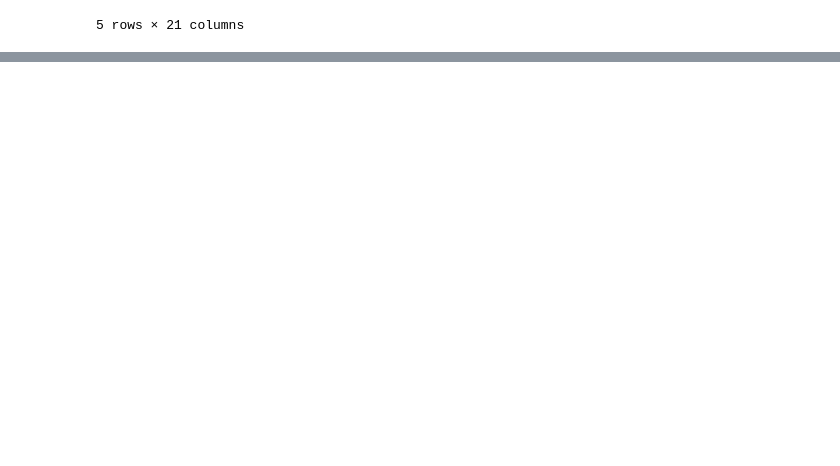
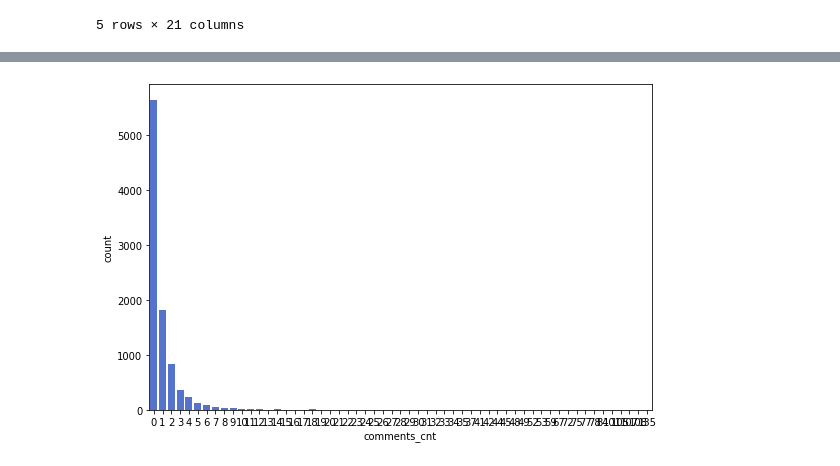
Before and after one commit to TayJen/hackathon_algu2022, a Jupyter notebook: H_ALGU_2022_Research.ipynb, the cells around one changed output, grey strips where cells are left out. Drawn from its saved outputs; the diff is of its cells as text; code cells hidden in the pictures; blank space fills up the shorter version.

Commit message:
some visualizations

```diff
--- a/H_ALGU_2022_Research.ipynb
+++ b/H_ALGU_2022_Research.ipynb
@@ -1166,0 +1190,3 @@ df.drop(['assignee_id', 'id_y'], axis=1, inplace=True)
+# %%
+df = pd.merge(df, df_coms_counts, left_on="id", right_on="issue_id", how='left')
+df.head()
@@ -1166,0 +1201,3 @@ df.drop(['assignee_id', 'id_y'], axis=1, inplace=True)
+# %%
+df.drop(['id', 'issue_id'], axis=1, inplace=True)
+df.head()
@@ -1166,0 +1211,4 @@ df.drop(['assignee_id', 'id_y'], axis=1, inplace=True)
+# %%
+df['comments_cnt'] = df['comments_cnt'].fillna(0).astype('int32')
+df['authors_cnt'] = df['authors_cnt'].fillna(0).astype('int32')
+df.head()
@@ -1166,0 +1234,7 @@ df.drop(['assignee_id', 'id_y'], axis=1, inplace=True)
+# %%
+plt.figure(figsize=(9, 6))
+sns.countplot(x=df['comments_cnt'],
+              color='royalblue')
+plt.show()
+# %% [output]
+[figure, added]
```
Also changed, not shown: parts of 12 cells of this notebook.
